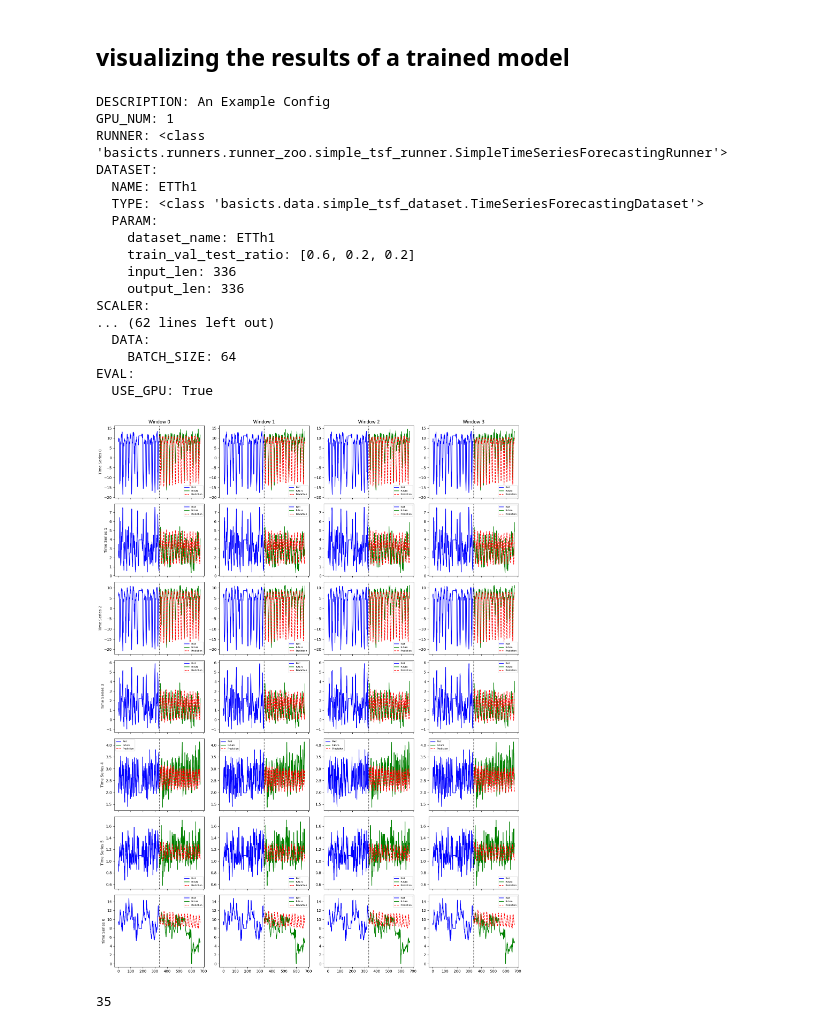
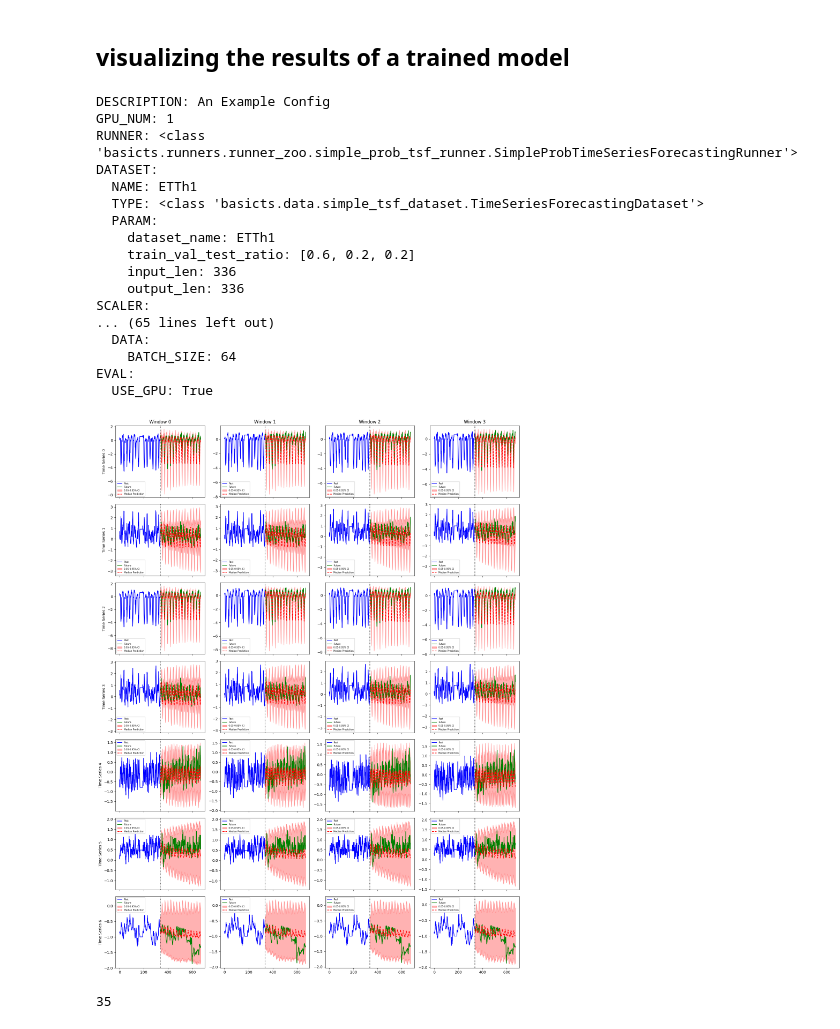
Before and after one commit to Kai-Ref/Probabilistic_LTSF, a Jupyter notebook: notebooks/BasicTS/Getting_Started.ipynb, the cells around one changed output. Cells and saved outputs as stored; diff of their text form; code cells hidden in the pictures.

```diff
--- a/notebooks/BasicTS/Getting_Started.ipynb
+++ b/notebooks/BasicTS/Getting_Started.ipynb
@@ -78,33 +78,33 @@ KeyboardInterrupt:
 # %%
 import matplotlib.pyplot as plt
 from utils import *
 
-runner = init(model='PatchTST', dataset='ETTh1', no_logging=True)
+runner = init(model='PatchTST', dataset='ETTh1_prob', no_logging=True)
 
 predictions, past_actuals, future_actuals = get_predictions(runner, data_loader="test")
 
 windows = [0, 1, 2, 3]
 series = [0, 1, 2, 3, 4, 5, 6]
-plot_time_series(past_actuals, future_actuals, predictions, windows, series, ci=None, quantile_levels=None)
+plot_time_series(past_actuals, future_actuals, predictions, windows, series, ci=(0.05, 0.95), quantile_levels=[])
 # %% [output]
 DESCRIPTION: An Example Config
 GPU_NUM: 1
-RUNNER: <class 'basicts.runners.runner_zoo.simple_tsf_runner.SimpleTimeSeriesForecastingRunner'>
+RUNNER: <class 'basicts.runners.runner_zoo.simple_prob_tsf_runner.SimpleProbTimeSeriesForecastingRunner'>
 DATASET:
   NAME: ETTh1
   TYPE: <class 'basicts.data.simple_tsf_dataset.TimeSeriesForecastingDataset'>
   PARAM:
     dataset_name: ETTh1
     train_val_test_ratio: [0.6, 0.2, 0.2]
     input_len: 336
     output_len: 336
 SCALER:
-... (62 lines left out)
+... (65 lines left out)
   DATA:
     BATCH_SIZE: 64
 EVAL:
   USE_GPU: True
-[figure, old version]
+[figure, new version]
 # %%
 # load weights of the model
 device = torch.device("cuda" if torch.cuda.is_available() else "cpu")
```
Also changed, not shown: 1 other file.
